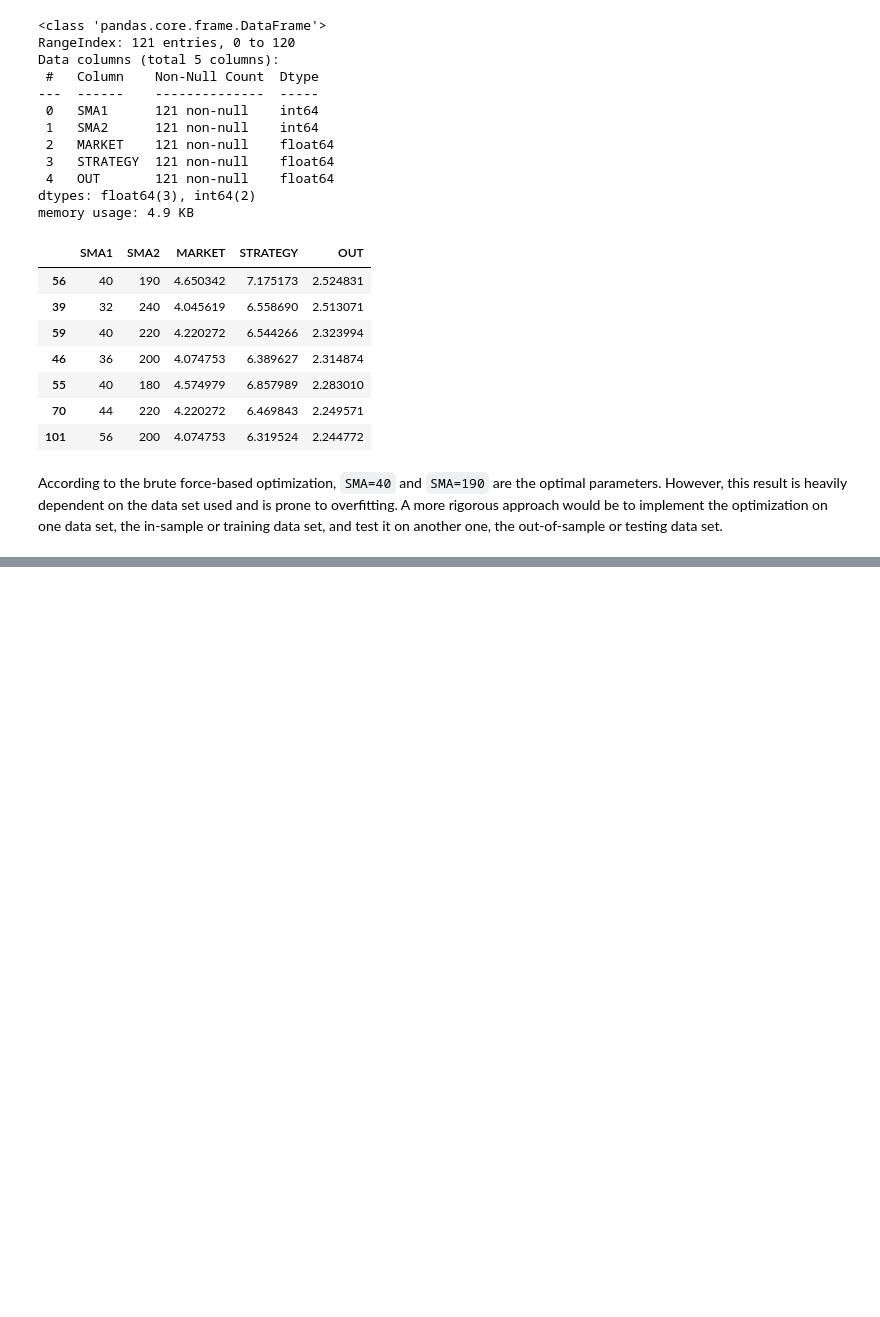
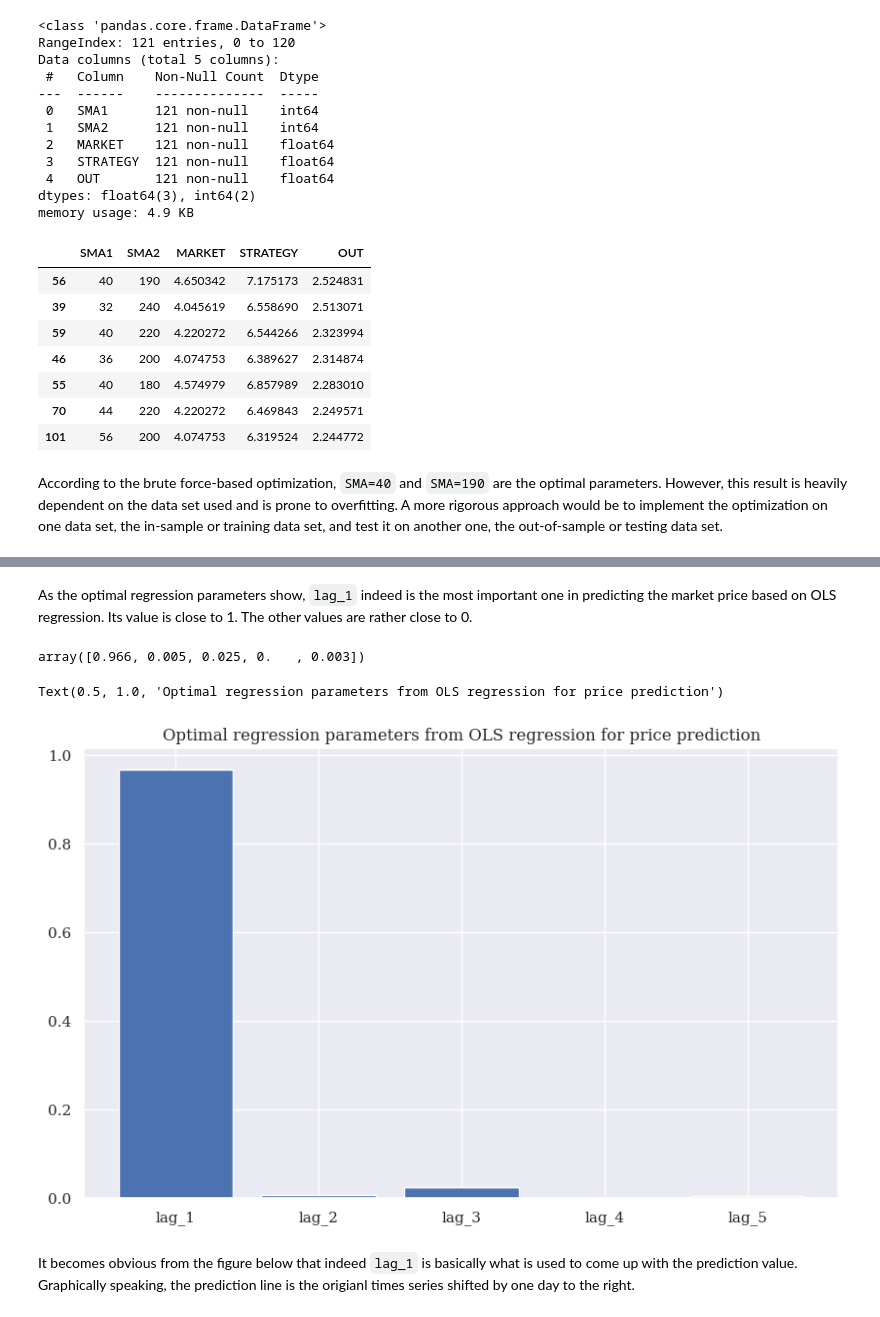
Before and after one commit to ahn283/finance, a Jupyter notebook: python_for_finance/trading_strategy.ipynb, the cells around one changed output, grey strips where cells are left out. Cells and saved outputs as stored; diff of their text form; code cells hidden in the pictures; blank space fills up the shorter version.

```diff
--- a/python_for_finance/trading_strategy.ipynb
+++ b/python_for_finance/trading_strategy.ipynb
@@ -200,0 +207,16 @@ According to the brute force-based optimization, `SMA=40` and `SMA=190` are the
+# %%
+# The following code implements this idea
+# creates five lagged versions of the historical end-of-day closing levels of the S&P 500 stock index.
+
+symbol = '.SPX'
+
+data = pd.DataFrame(raw[symbol])
+
+lags = 5
+cols = []
+for lag in range(1, lags + 1):
+    col = 'lag_{}'.format(lag)      # defines a column name for the current lag value
+    data[col] = data[symbol].shift(lag) # creates the lagged version of the market prices for the current lag value
+    cols.append(col)        # collects the column names for later reference
+
+data.head(7)
@@ -200,0 +233,19 @@ According to the brute force-based optimization, `SMA=40` and `SMA=190` are the
+# %%
+data.dropna(inplace=True)
+# %% [markdown]
+As the optimal regression parameters show, `lag_1` indeed is the most important one in predicting the market price based on OLS regression. Its value is close to 1. The other values are rather close to 0.
+# %%
+reg = np.linalg.lstsq(data[cols], data[symbol], rcond=-1)[0]
+
+reg.round(3)
+# %% [output]
+array([0.966, 0.005, 0.025, 0.   , 0.003])
+# %%
+plt.figure(figsize=(10, 6))
+plt.bar(cols, reg)
+plt.title('Optimal regression parameters from OLS regression for price prediction')
+# %% [output]
+Text(0.5, 1.0, 'Optimal regression parameters from OLS regression for price prediction')
+[figure, added]
+# %% [markdown]
+It becomes obvious from the figure below that indeed `lag_1` is basically what is used to come up with the prediction value. Graphically speaking, the prediction line is the origianl times series shifted by one day to the right.
```
Also changed, not shown: parts of 80 cells of this notebook.
